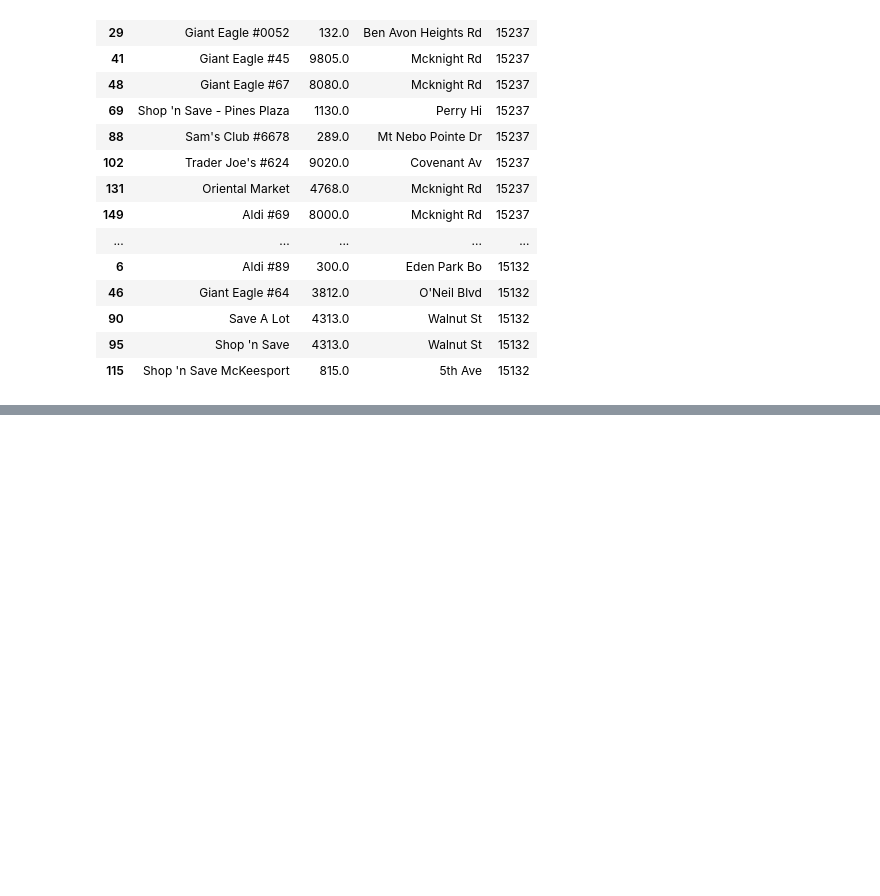
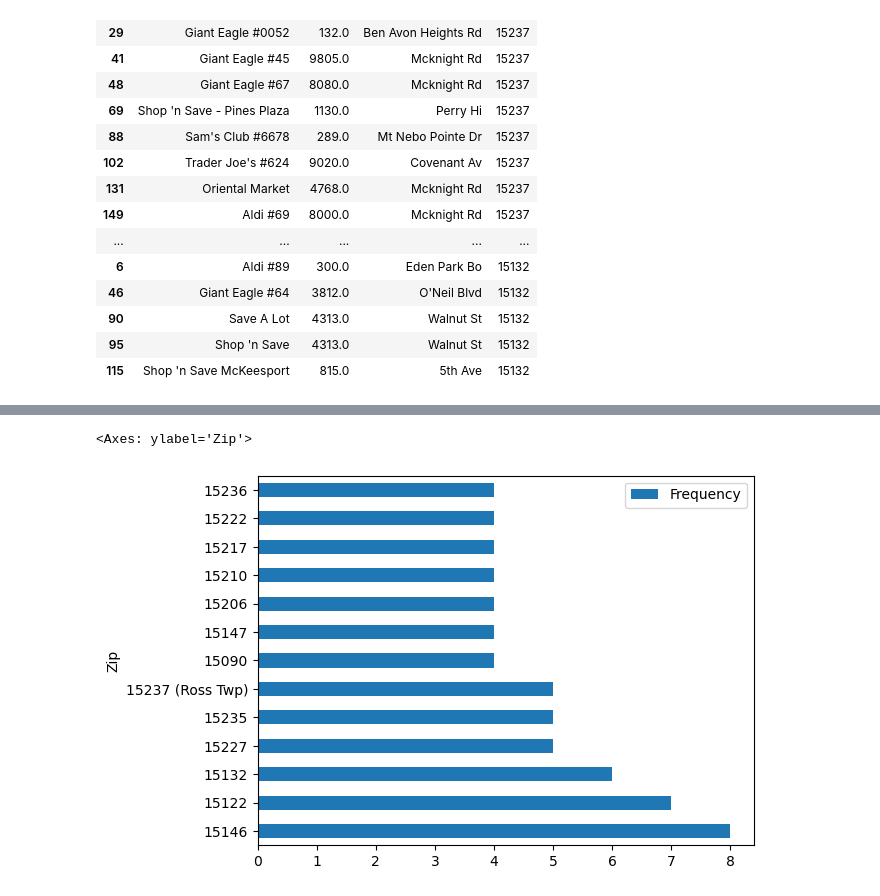
Before and after one commit to Ankyct/best-neighborhood-pittsburgh, a Jupyter notebook: Blake_groceryStores/Supermarkets.ipynb, the cells around one changed output, grey strips where cells are left out. Saved outputs shown, nothing was run; the diff lists cells and outputs as text; code cells hidden in the pictures; blank space fills up the shorter version.

Commit message:
Add Bar Graph
- Add Bar Graph.
- Sort and fix ZIP Codes on the Bar Graph.
- Added more writing segments and adjusted some others.

```diff
--- a/Blake_groceryStores/Supermarkets.ipynb
+++ b/Blake_groceryStores/Supermarkets.ipynb
@@ -61,2 +58,39 @@ Our most frequent ZIP Code is *15237*, but that ZIP code has multiple neighborho
 # %%
-# TODO: Make Chart for this
+import pandas as pd #Import Pandas Library for CSV Reading
+
+df = pd.read_csv("Supermarkets.csv") #Store CSV into Variable
+target_column = "Zip" #Set the target column to sort (ZIP Code)
+
+#Fix the 15237 Problem
+df['Zip'] = df['Zip'].astype('string') #Set ZIP Type to String
+
+#Manually sets ZIP Codes to display neighborhood.
+df.at[48, 'Zip'] = '15237 (McCandless)'
+df.at[41, 'Zip'] = '15237 (McCandless)'
+df.at[102, 'Zip'] = '15237 (McCandless)'
+df.at[88, 'Zip'] = '15237 (Ohio Twp)'
+df.at[29, 'Zip'] = '15237 (Ohio Twp)'
+df.at[7, 'Zip'] = '15237 (Ross Twp)'
+df.at[22, 'Zip'] = '15237 (Ross Twp)'
+df.at[69, 'Zip'] = '15237 (Ross Twp)'
+df.at[149, 'Zip'] = '15237 (Ross Twp)'
+df.at[131, 'Zip'] = '15237 (Ross Twp)'
+df.at[131, 'Zip'] = '15237 (Ross Twp)'
+
+#Do the same for the 15205 Problem
+df.at[83, 'Zip'] = '15205 (Crafton)'
+df.at[144, 'Zip'] = '15205 (Crafton)'
+df.at[74, 'Zip'] = '15205 (Crafton)'
+df.at[147, 'Zip'] = '15205 (Robinson)'
+df.at[42, 'Zip'] = '15205 (Robinson)'
+df.at[14, 'Zip'] = '15205 (Robinson)'
+
+df['Frequency'] = df.groupby(target_column)[target_column].transform('count') # Make temporary column counting the frequency of each ZIP Code
+df = df.drop_duplicates(subset = ['Zip']);
+df_sorted = df.sort_values(by=['Frequency', target_column], ascending=[False, True]) # Sort values based off of the temporary frequency column
+df_sorted = df_sorted.drop(columns=['Name', 'Street #', 'Street Name']) # Discard temporary frequency column
+df_sorted = df_sorted.head(13)
+df_sorted.plot.barh(x='Zip', y='Frequency')
+# %% [output]
+<Axes: ylabel='Zip'>
+[figure, added]
```
Also changed, not shown: parts of 4 cells of this notebook.
